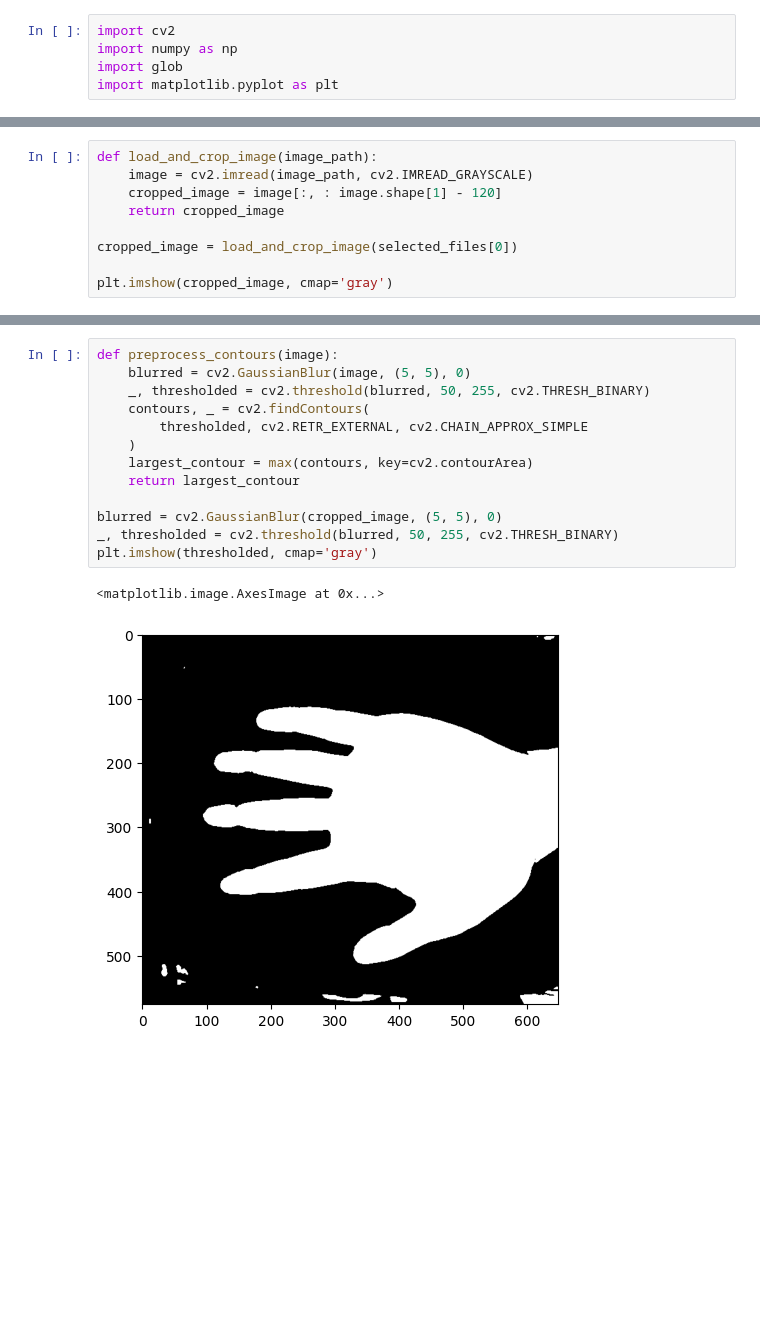
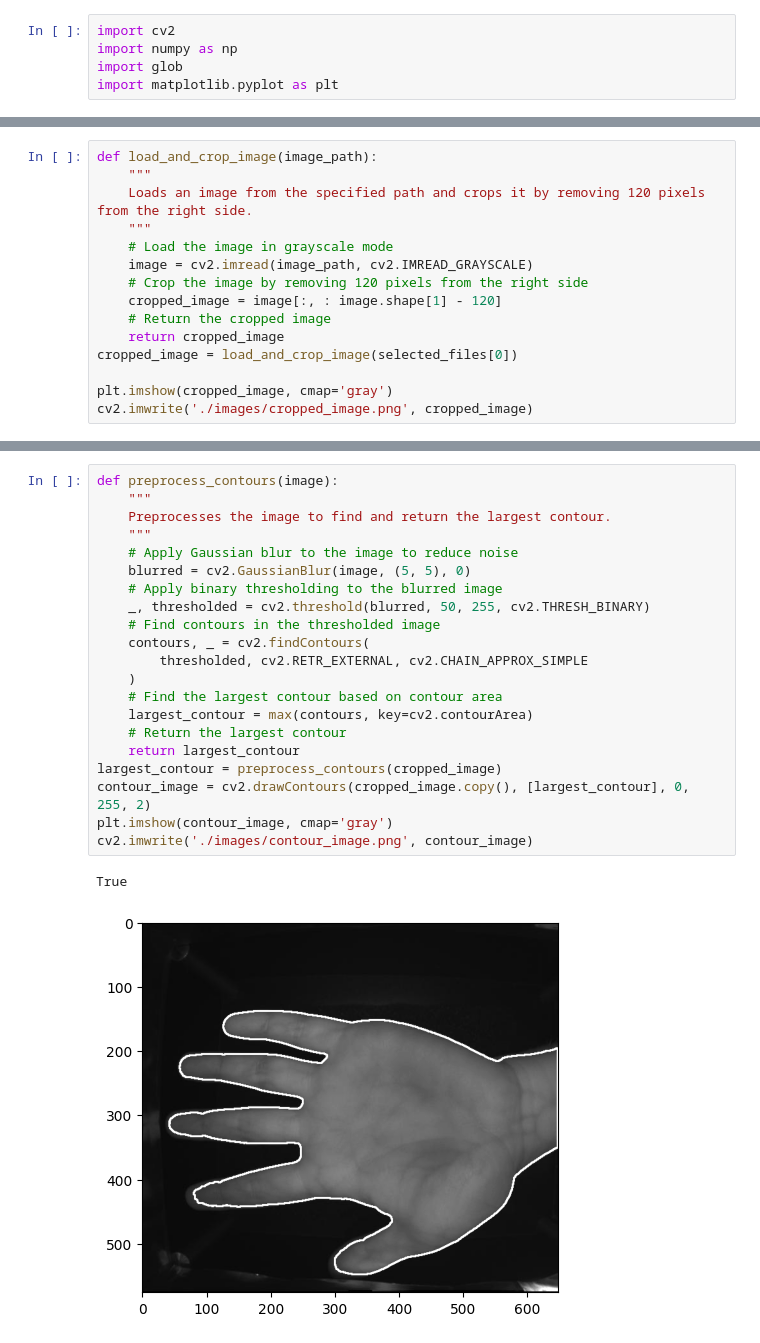
Before and after one commit to sleepy-software-engineer/VeinNet, a Jupyter notebook: resources/data.ipynb, the cells around one changed output, grey strips where cells are left out. Drawn from its saved outputs; the diff is of its cells as text; blank space fills up the shorter version.

Commit message:
[ADD] resources images on preprocessing

```diff
--- a/resources/data.ipynb
+++ b/resources/data.ipynb
@@ -19,10 +20,16 @@ plt.imshow(cv2.imread(selected_files[0]))
 # %%
 def load_and_crop_image(image_path):
+    """
+    Loads an image from the specified path and crops it by removing 120 pixels from the right side.
+    """
+    # Load the image in grayscale mode
     image = cv2.imread(image_path, cv2.IMREAD_GRAYSCALE)
+    # Crop the image by removing 120 pixels from the right side
     cropped_image = image[:, : image.shape[1] - 120]
+    # Return the cropped image
     return cropped_image
-
 cropped_image = load_and_crop_image(selected_files[0])
 
 plt.imshow(cropped_image, cmap='gray')
+cv2.imwrite('./images/cropped_image.png', cropped_image)
 # %% [output]
@@ -31,16 +46,24 @@ plt.imshow(cropped_image, cmap='gray')
 # %%
 def preprocess_contours(image):
+    """
+    Preprocesses the image to find and return the largest contour.
+    """
+    # Apply Gaussian blur to the image to reduce noise
     blurred = cv2.GaussianBlur(image, (5, 5), 0)
+    # Apply binary thresholding to the blurred image
     _, thresholded = cv2.threshold(blurred, 50, 255, cv2.THRESH_BINARY)
+    # Find contours in the thresholded image
     contours, _ = cv2.findContours(
         thresholded, cv2.RETR_EXTERNAL, cv2.CHAIN_APPROX_SIMPLE
     )
+    # Find the largest contour based on contour area
     largest_contour = max(contours, key=cv2.contourArea)
+    # Return the largest contour
     return largest_contour
-
-blurred = cv2.GaussianBlur(cropped_image, (5, 5), 0)
-_, thresholded = cv2.threshold(blurred, 50, 255, cv2.THRESH_BINARY)
-plt.imshow(thresholded, cmap='gray')
+largest_contour = preprocess_contours(cropped_image)
+contour_image = cv2.drawContours(cropped_image.copy(), [largest_contour], 0, 255, 2)
+plt.imshow(contour_image, cmap='gray')
+cv2.imwrite('./images/contour_image.png', contour_image)
 # %% [output]
-<matplotlib.image.AxesImage at 0x...>
+True
-[figure, old version]
+[figure, new version]
```
Also changed, not shown: parts of 14 cells of this notebook, 14 other files.
